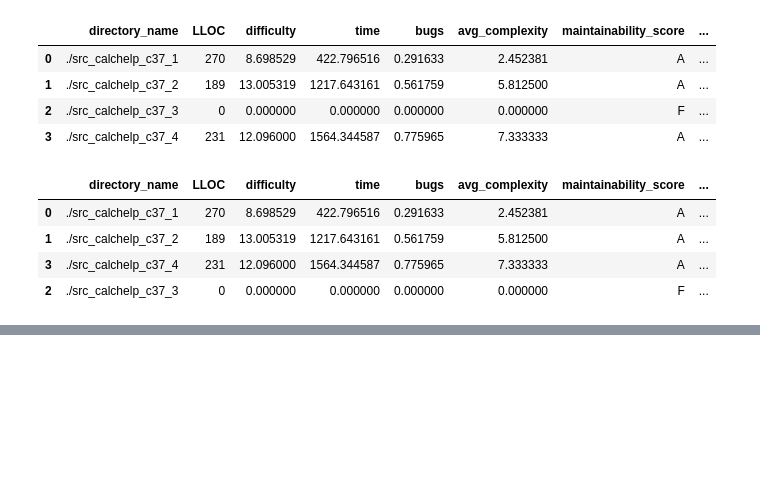
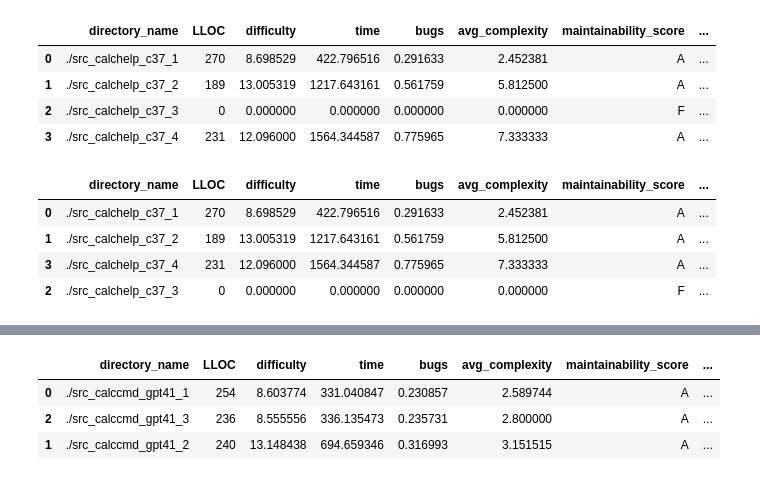
Before and after one commit to oshea00/codeagents, a Jupyter notebook: ProgramScores.ipynb, the cells around one changed output, grey strips where cells are left out. Saved outputs shown, nothing was run; the diff lists cells and outputs as text; code cells hidden in the pictures; blank space fills up the shorter version.

```diff
--- a/ProgramScores.ipynb
+++ b/ProgramScores.ipynb
@@ -138,0 +162,9 @@ df_sorted
+# %%
+# Sort the DataFrame
+df_sorted = df.sort_values(by=['ux_score', 'time', 'avg_complexity'], ascending=[False, True, True])
+df_sorted
+# %% [output]
+|  | directory_name | LLOC | difficulty | time | bugs | avg_complexity | maintainability_score | ... |
+| 0 | ./src_calccmd_gpt41_1 | 254 | 8.603774 | 331.040847 | 0.230857 | 2.589744 | A | ... |
+| 2 | ./src_calccmd_gpt41_3 | 236 | 8.555556 | 336.135473 | 0.235731 | 2.800000 | A | ... |
+| 1 | ./src_calccmd_gpt41_2 | 240 | 13.148438 | 694.659346 | 0.316993 | 3.151515 | A | ... |
```
Also changed, not shown: parts of 2 cells of this notebook.
